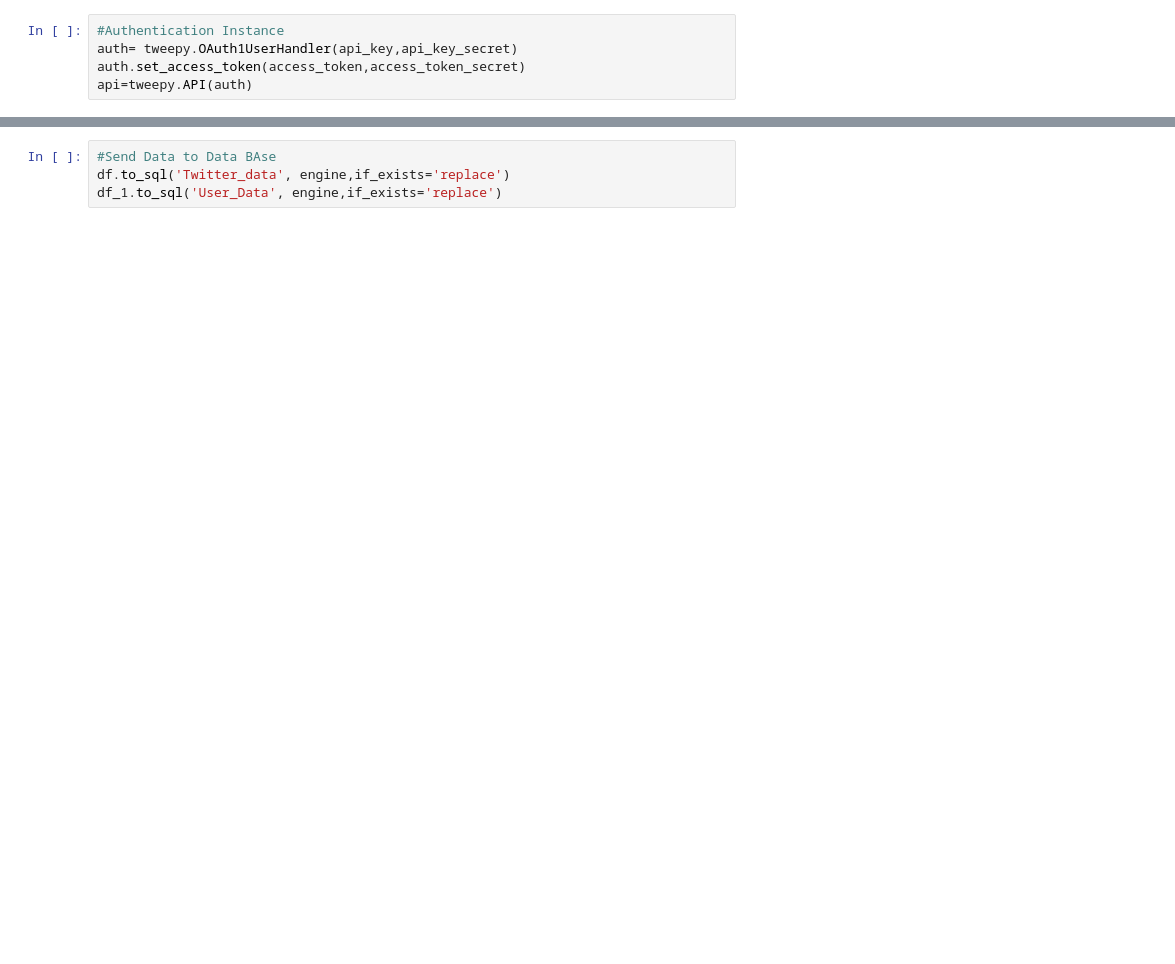
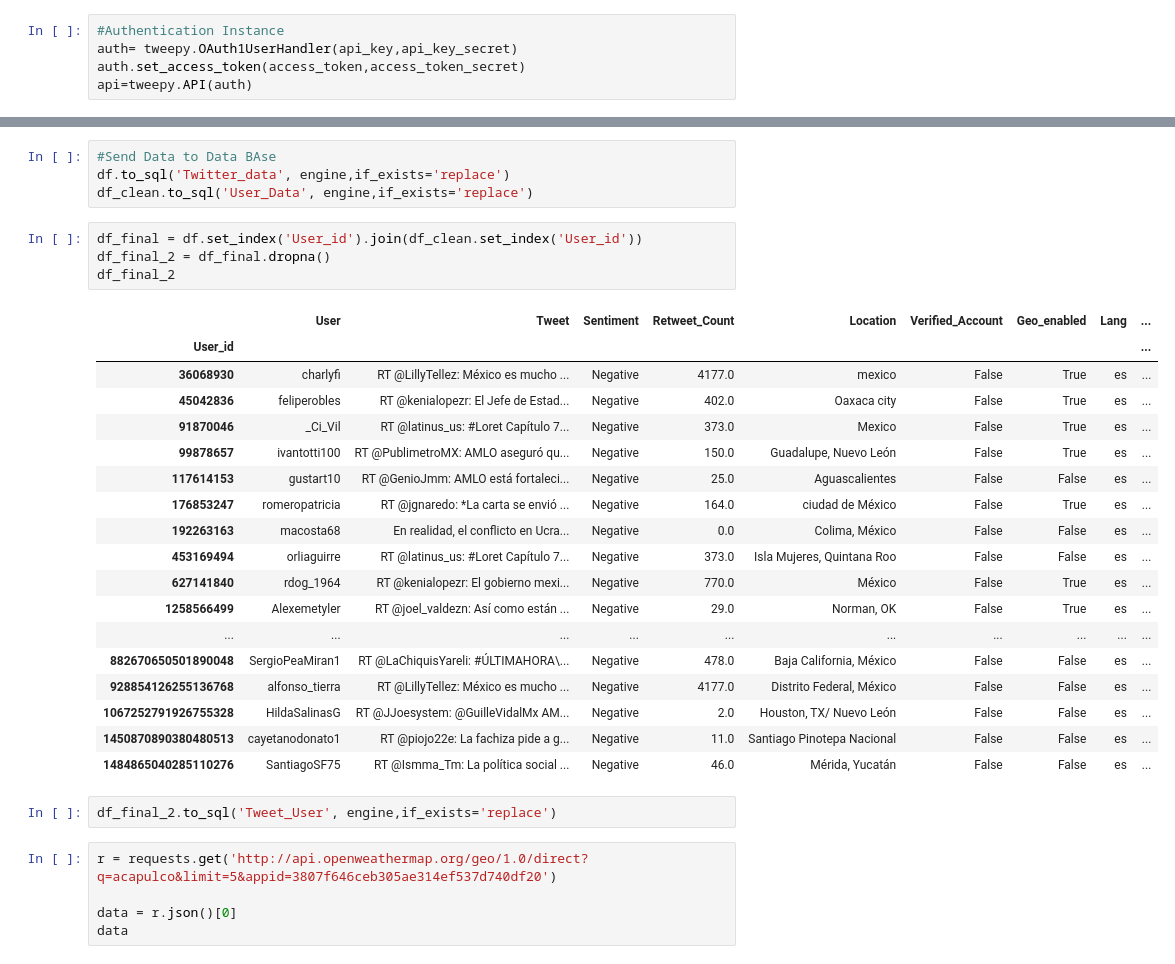
Before and after one commit to ioshisolis/Bootcamp_Final_Project, a Jupyter notebook: Twitter_data.ipynb, the cells around one changed output, grey strips where cells are left out. Saved outputs shown, nothing was run; the diff lists cells and outputs as text; blank space fills up the shorter version.

```diff
--- a/Twitter_data.ipynb
+++ b/Twitter_data.ipynb
@@ -95,4 +239,34 @@ engine = create_engine('postgresql://postgres:postgres@tw-database.cusa4qve384u.
 # %%
 #Send Data to Data BAse
 df.to_sql('Twitter_data', engine,if_exists='replace')
-df_1.to_sql('User_Data', engine,if_exists='replace')
+df_clean.to_sql('User_Data', engine,if_exists='replace')
+# %%
+df_final = df.set_index('User_id').join(df_clean.set_index('User_id'))
+df_final_2 = df_final.dropna()
+df_final_2
+# %% [output]
+|  | User | Tweet | Sentiment | Retweet_Count | Location | Verified_Account | Geo_enabled | Lang | ... |
+| User_id |  |  |  |  |  |  |  |  | ... |
+| 36068930 | charlyfi | RT @LillyTellez: México es mucho ... | Negative | 4177.0 | mexico | False | True | es | ... |
+| 45042836 | feliperobles | RT @kenialopezr: El Jefe de Estad... | Negative | 402.0 | Oaxaca city | False | True | es | ... |
+| 91870046 | _Ci_Vil | RT @latinus_us: #Loret Capítulo 7... | Negative | 373.0 | Mexico | False | True | es | ... |
+| 99878657 | ivantotti100 | RT @PublimetroMX: AMLO aseguró qu... | Negative | 150.0 | Guadalupe, Nuevo León | False | True | es | ... |
+| 117614153 | gustart10 | RT @GenioJmm: AMLO está fortaleci... | Negative | 25.0 | Aguascalientes | False | False | es | ... |
+| 176853247 | romeropatricia | RT @jgnaredo: *La carta se envió ... | Negative | 164.0 | ciudad de México | False | True | es | ... |
+| 192263163 | macosta68 | En realidad, el conflicto en Ucra... | Negative | 0.0 | Colima, México | False | False | es | ... |
+| 453169494 | orliaguirre | RT @latinus_us: #Loret Capítulo 7... | Negative | 373.0 | Isla Mujeres, Quintana Roo | False | False | es | ... |
+| 627141840 | rdog_1964 | RT @kenialopezr: El gobierno mexi... | Negative | 770.0 | México | False | True | es | ... |
+| 1258566499 | Alexemetyler | RT @joel_valdezn: Así como están ... | Negative | 29.0 | Norman, OK | False | True | es | ... |
+| ... | ... | ... | ... | ... | ... | ... | ... | ... | ... |
+| 882670650501890048 | SergioPeaMiran1 | RT @LaChiquisYareli: #ÚLTIMAHORA\... | Negative | 478.0 | Baja California, México | False | False | es | ... |
+| 928854126255136768 | alfonso_tierra | RT @LillyTellez: México es mucho ... | Negative | 4177.0 | Distrito Federal, México | False | False | es | ... |
+| 1067252791926755328 | HildaSalinasG | RT @JJoesystem: @GuilleVidalMx AM... | Negative | 2.0 | Houston, TX/ Nuevo León | False | False | es | ... |
+| 1450870890380480513 | cayetanodonato1 | RT @piojo22e: La fachiza pide a g... | Negative | 11.0 | Santiago Pinotepa Nacional | False | False | es | ... |
+| 1484865040285110276 | SantiagoSF75 | RT @Ismma_Tm: La política social ... | Negative | 46.0 | Mérida, Yucatán | False | False | es | ... |
+# %%
+df_final_2.to_sql('Tweet_User', engine,if_exists='replace')
+# %%
+r = requests.get('http://api.openweathermap.org/geo/1.0/direct?q=acapulco&limit=5&appid=3807f646ceb305ae314ef537d740df20')
+
+data = r.json()[0]
+data
```
Also changed, not shown: parts of 18 cells of this notebook.
